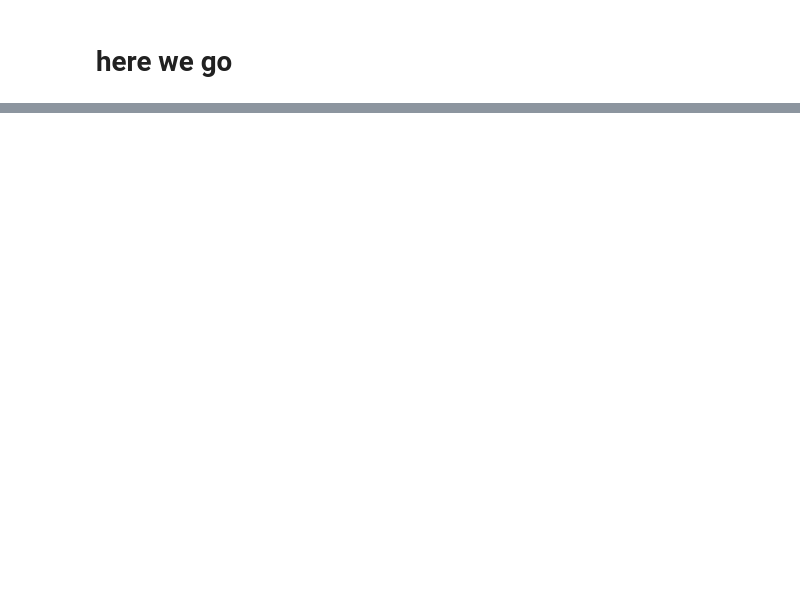
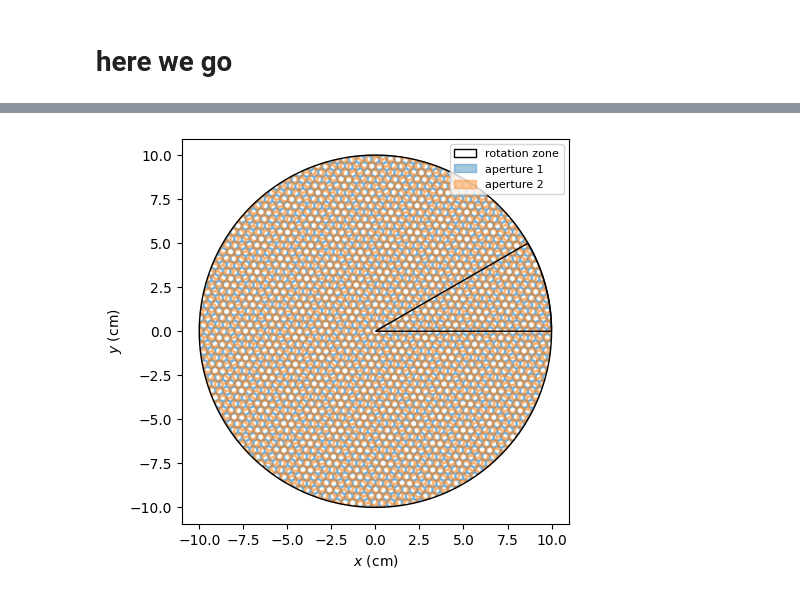
Before and after one commit to schmampf/geometry, a Jupyter notebook: geometric.ipynb, the cells around one changed output, grey strips where cells are left out. Cells and saved outputs as stored; diff of their text form; code cells hidden in the pictures; blank space fills up the shorter version.

```diff
--- a/geometric.ipynb
+++ b/geometric.ipynb
@@ -41,8 +36,8 @@ from geometry import radial_lobe
 # shape2 = make_gaussian_ring(n=6)
 # shape1 = make_gaussian_ring(n=6, r0=0, amplitude=10, sigma=2, width=5)
 # shape2 = make_gaussian_ring(n=6, r0=0, amplitude=10, sigma=2, width=5)
-w = 0.1
-a = 1
+w = 0.05
+a = 0.25
 shape1 = platonic_tiles(a=a, n=6, w=w)
 shape2 = platonic_tiles(a=a, n=6, w=w, theta=45)
 # shape2 = make_regular_polygon(n=3)
@@ -50,7 +45,6 @@ shape2 = platonic_tiles(a=a, n=6, w=w, theta=45)
 theta_lim = (0, 30)
 r_lim = (0, 10)
 
-wedge = annular_wedge_polygon(*r_lim, *theta_lim)
 circle0 = circle(r=10)
 aperture1 = to_polygons(circle0.difference(shape1))
 aperture2 = to_polygons(circle0.difference(shape2))
@@ -399,0 +51,5 @@ ax_rad.grid(False)
+# %%
+%matplotlib inline
+fig, ax = show_apertures(aperture1, aperture2, circle0, r_lim, theta_lim)
+# %% [output]
+[figure, added]
```
Also changed, not shown: parts of 10 cells of this notebook.
